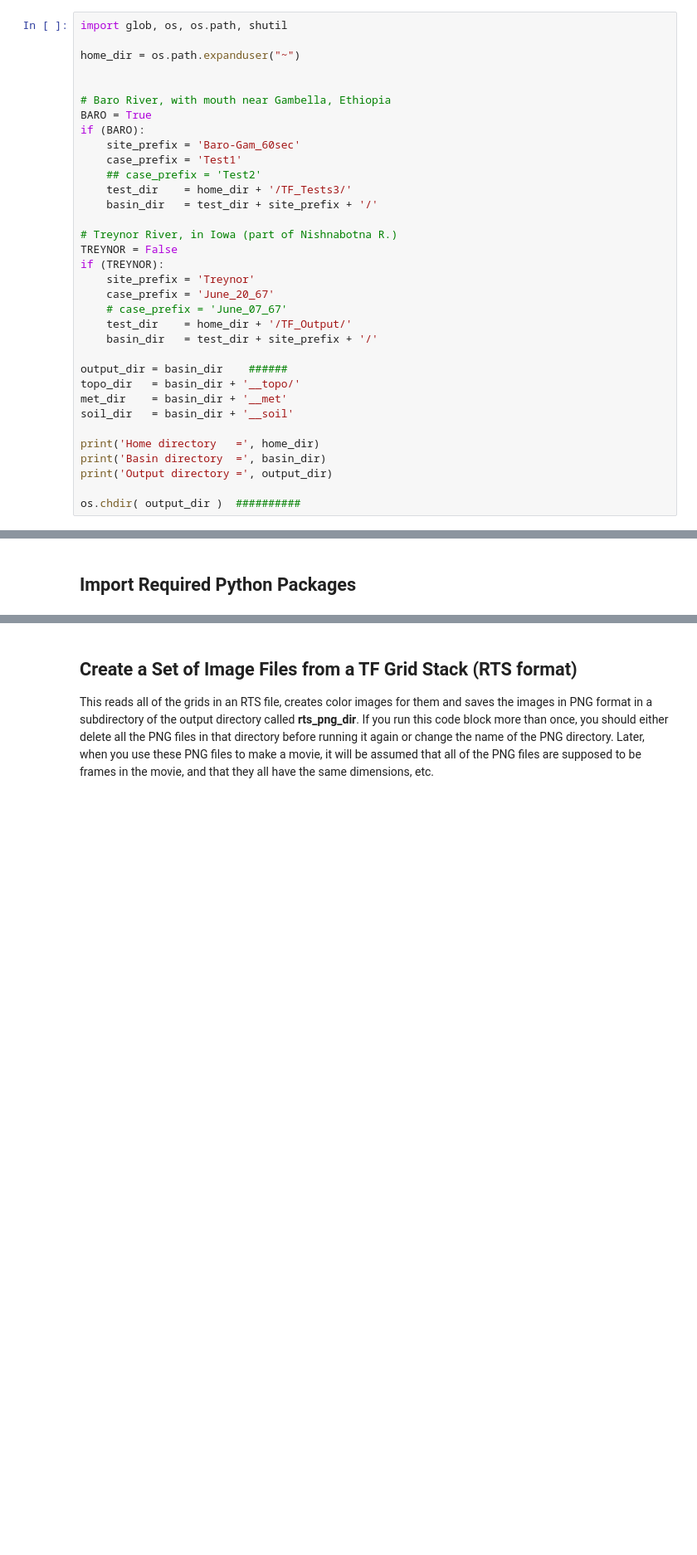
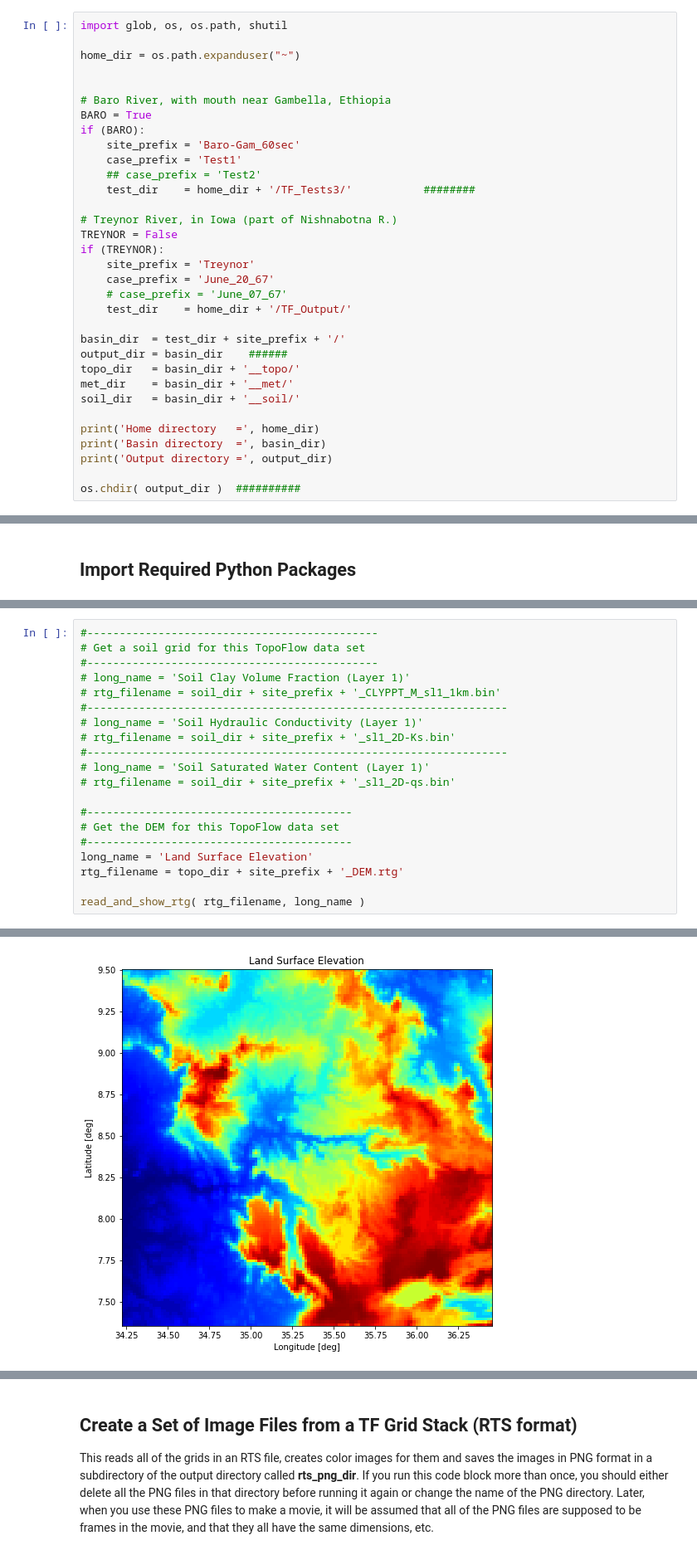
Before and after one commit to peckhams/topoflow36, a Jupyter notebook: TopoFlow_Visualization_v2.ipynb, the cells around one changed output, grey strips where cells are left out. Shown at 83% size. Saved outputs shown, nothing was run; the diff lists cells and outputs as text; blank space fills up the shorter version.

```diff
--- a/TopoFlow_Visualization_v2.ipynb
+++ b/TopoFlow_Visualization_v2.ipynb
@@ -78,8 +78,7 @@ if (BARO):
     site_prefix = 'Baro-Gam_60sec'
     case_prefix = 'Test1'
     ## case_prefix = 'Test2'
-    test_dir    = home_dir + '/TF_Tests3/'
-    basin_dir   = test_dir + site_prefix + '/'
+    test_dir    = home_dir + '/TF_Tests3/'           ########
 
 # Treynor River, in Iowa (part of Nishnabotna R.)
 TREYNOR = False
@@ -88,12 +87,12 @@ if (TREYNOR):
     case_prefix = 'June_20_67'
     # case_prefix = 'June_07_67'
     test_dir    = home_dir + '/TF_Output/'
-    basin_dir   = test_dir + site_prefix + '/'
 
+basin_dir  = test_dir + site_prefix + '/'
 output_dir = basin_dir    ######
 topo_dir   = basin_dir + '__topo/'
-met_dir    = basin_dir + '__met'
-soil_dir   = basin_dir + '__soil'
+met_dir    = basin_dir + '__met/'
+soil_dir   = basin_dir + '__soil/'
 
 print('Home directory   =', home_dir)
 print('Basin directory  =', basin_dir)
@@ -164,0 +147,21 @@ Finished.
+# %%
+#---------------------------------------------
+# Get a soil grid for this TopoFlow data set
+#---------------------------------------------
+# long_name = 'Soil Clay Volume Fraction (Layer 1)'
+# rtg_filename = soil_dir + site_prefix + '_CLYPPT_M_sl1_1km.bin'
+#-----------------------------------------------------------------
+# long_name = 'Soil Hydraulic Conductivity (Layer 1)'
+# rtg_filename = soil_dir + site_prefix + '_sl1_2D-Ks.bin'
+#-----------------------------------------------------------------
+# long_name = 'Soil Saturated Water Content (Layer 1)'
+# rtg_filename = soil_dir + site_prefix + '_sl1_2D-qs.bin'
+
+#-----------------------------------------
+# Get the DEM for this TopoFlow data set
+#-----------------------------------------
+long_name = 'Land Surface Elevation'
+rtg_filename = topo_dir + site_prefix + '_DEM.rtg'
+
+read_and_show_rtg( rtg_filename, long_name )
+# %% [output]
@@ -164,0 +176 @@ Finished.
+[figure, added]
```
Also changed, not shown: parts of 8 cells of this notebook, 2 other files.
